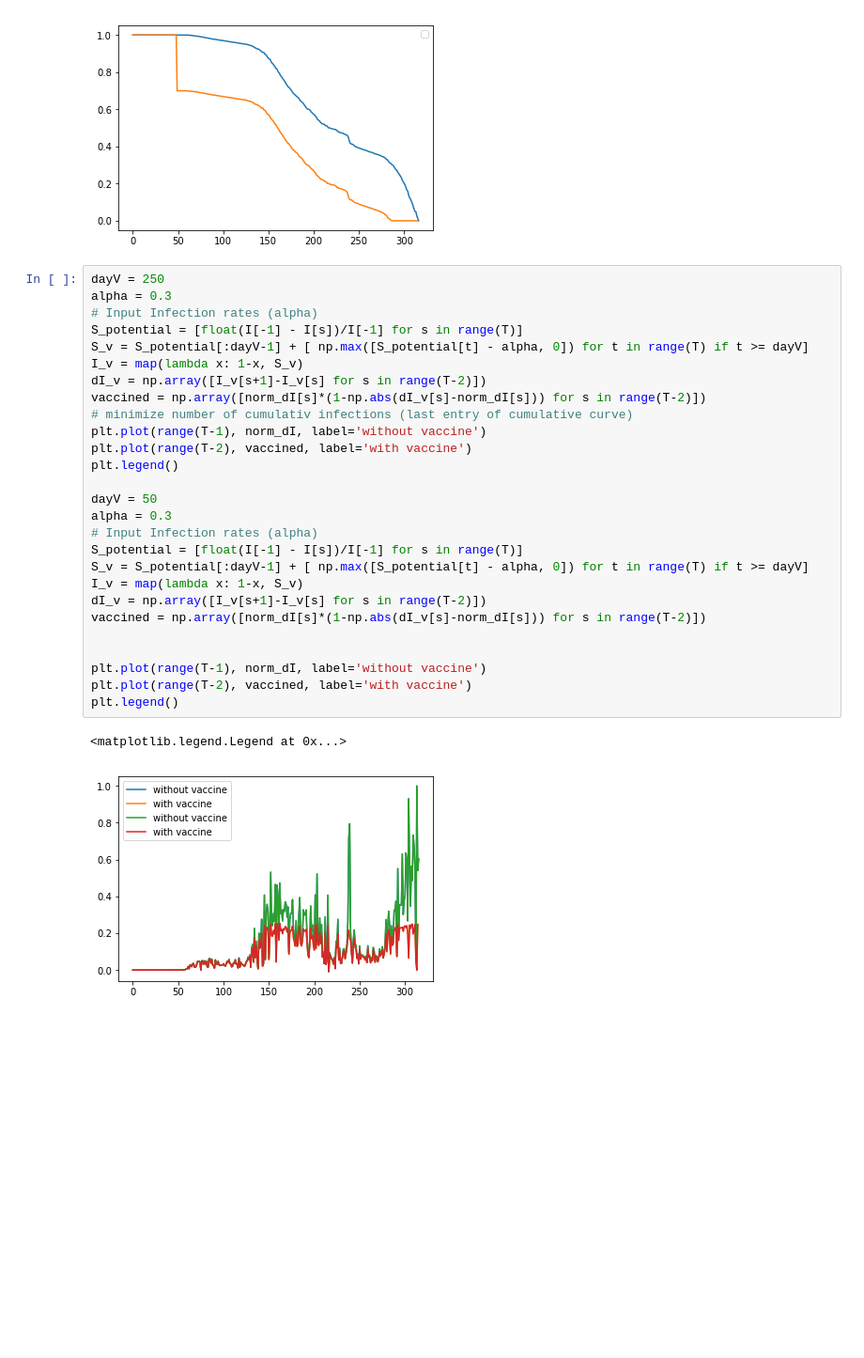
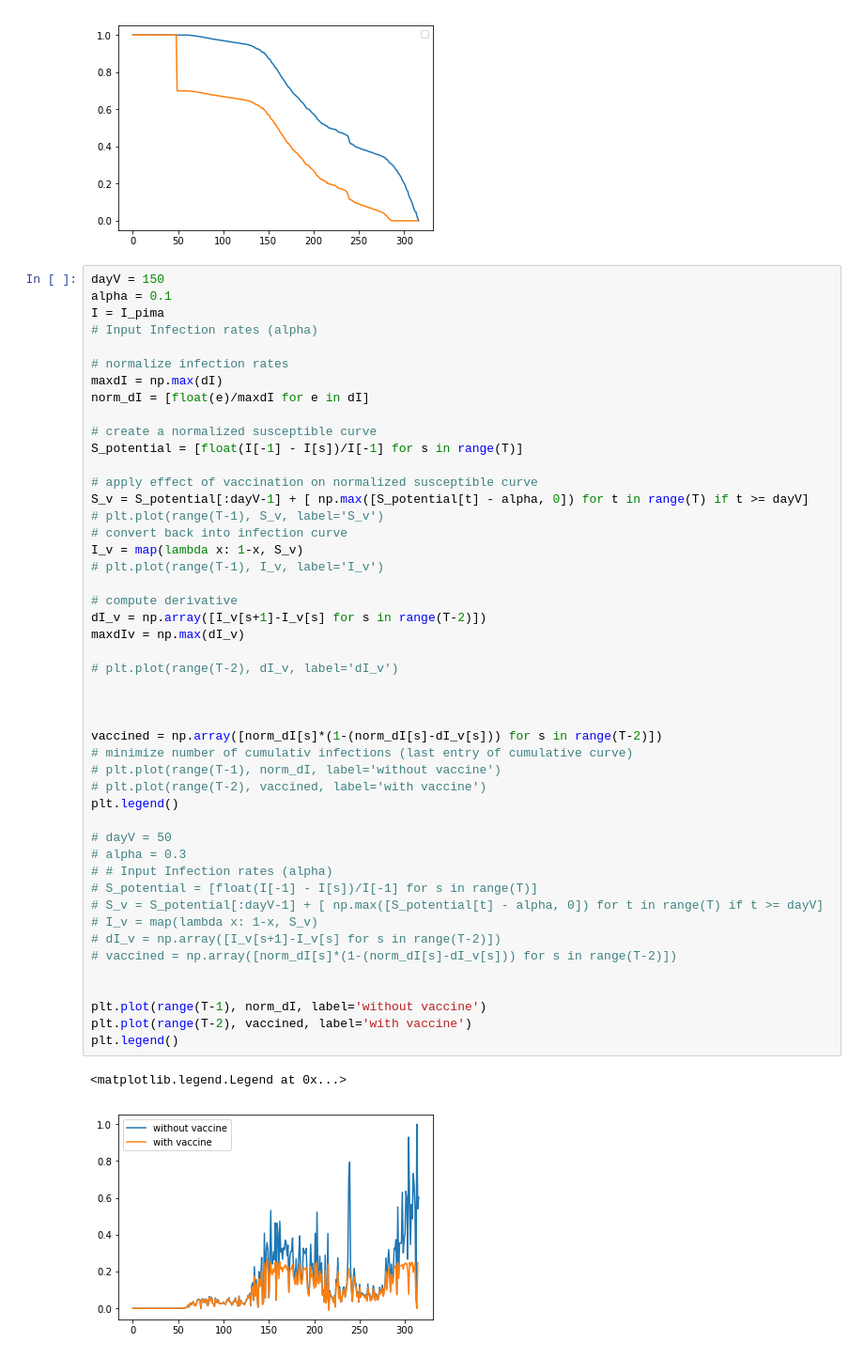
Before and after one commit to Rubalicious/vaccine-allocation, a Jupyter notebook: data.ipynb, the cells around one changed output. Shown: that part at 94% size. Drawn from its saved outputs; the diff is of its cells as text; blank space fills up the shorter version.

```diff
--- a/data.ipynb
+++ b/data.ipynb
@@ -234,32 +234,52 @@ plt.legend()
 <matplotlib.legend.Legend at 0x...>
 [figure]
 # %%
-dayV = 250
-alpha = 0.3
+dayV = 150
+alpha = 0.1
+I = I_pima
 # Input Infection rates (alpha)
+
+# normalize infection rates
+maxdI = np.max(dI)
+norm_dI = [float(e)/maxdI for e in dI]
+
+# create a normalized susceptible curve
 S_potential = [float(I[-1] - I[s])/I[-1] for s in range(T)]
+
+# apply effect of vaccination on normalized susceptible curve
 S_v = S_potential[:dayV-1] + [ np.max([S_potential[t] - alpha, 0]) for t in range(T) if t >= dayV]
+# plt.plot(range(T-1), S_v, label='S_v')
+# convert back into infection curve
 I_v = map(lambda x: 1-x, S_v)
+# plt.plot(range(T-1), I_v, label='I_v')
+
+# compute derivative
 dI_v = np.array([I_v[s+1]-I_v[s] for s in range(T-2)])
-vaccined = np.array([norm_dI[s]*(1-np.abs(dI_v[s]-norm_dI[s])) for s in range(T-2)])
+maxdIv = np.max(dI_v)
+
+# plt.plot(range(T-2), dI_v, label='dI_v')
+
+
+
+vaccined = np.array([norm_dI[s]*(1-(norm_dI[s]-dI_v[s])) for s in range(T-2)])
 # minimize number of cumulativ infections (last entry of cumulative curve)
-plt.plot(range(T-1), norm_dI, label='without vaccine')
-plt.plot(range(T-2), vaccined, label='with vaccine')
+# plt.plot(range(T-1), norm_dI, label='without vaccine')
+# plt.plot(range(T-2), vaccined, label='with vaccine')
 plt.legend()
 
-dayV = 50
-alpha = 0.3
-# Input Infection rates (alpha)
-S_potential = [float(I[-1] - I[s])/I[-1] for s in range(T)]
-S_v = S_potential[:dayV-1] + [ np.max([S_potential[t] - alpha, 0]) for t in range(T) if t >= dayV]
-I_v = map(lambda x: 1-x, S_v)
-dI_v = np.array([I_v[s+1]-I_v[s] for s in range(T-2)])
-vaccined = np.array([norm_dI[s]*(1-np.abs(dI_v[s]-norm_dI[s])) for s in range(T-2)])
+# dayV = 50
+# alpha = 0.3
+# # Input Infection rates (alpha)
+# S_potential = [float(I[-1] - I[s])/I[-1] for s in range(T)]
+# S_v = S_potential[:dayV-1] + [ np.max([S_potential[t] - alpha, 0]) for t in range(T) if t >= dayV]
+# I_v = map(lambda x: 1-x, S_v)
+# dI_v = np.array([I_v[s+1]-I_v[s] for s in range(T-2)])
+# vaccined = np.array([norm_dI[s]*(1-(norm_dI[s]-dI_v[s])) for s in range(T-2)])
 
 
 plt.plot(range(T-1), norm_dI, label='without vaccine')
 plt.plot(range(T-2), vaccined, label='with vaccine')
 plt.legend()
 # %% [output]
 <matplotlib.legend.Legend at 0x...>
-[figure, old version]
+[figure, new version]
```
Also changed, not shown: parts of 1 cell of this notebook.
